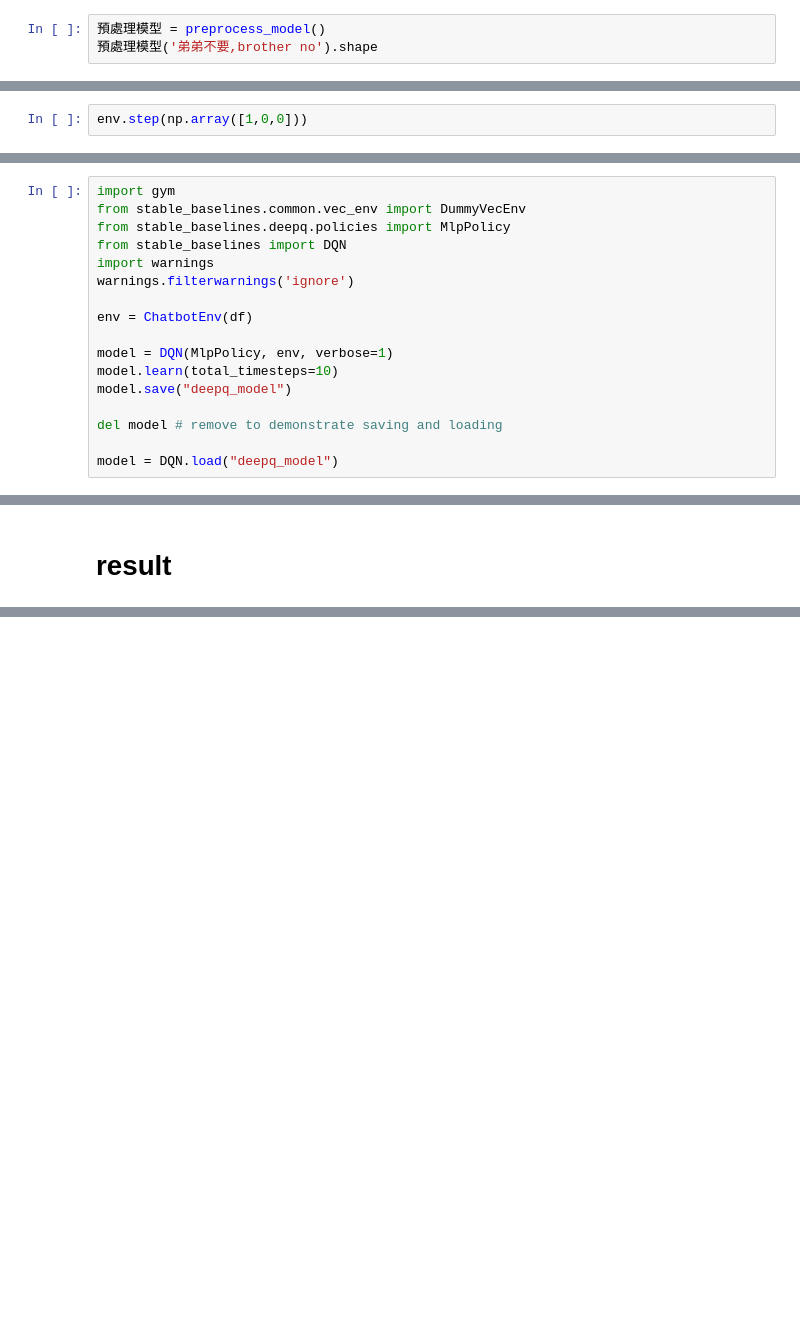
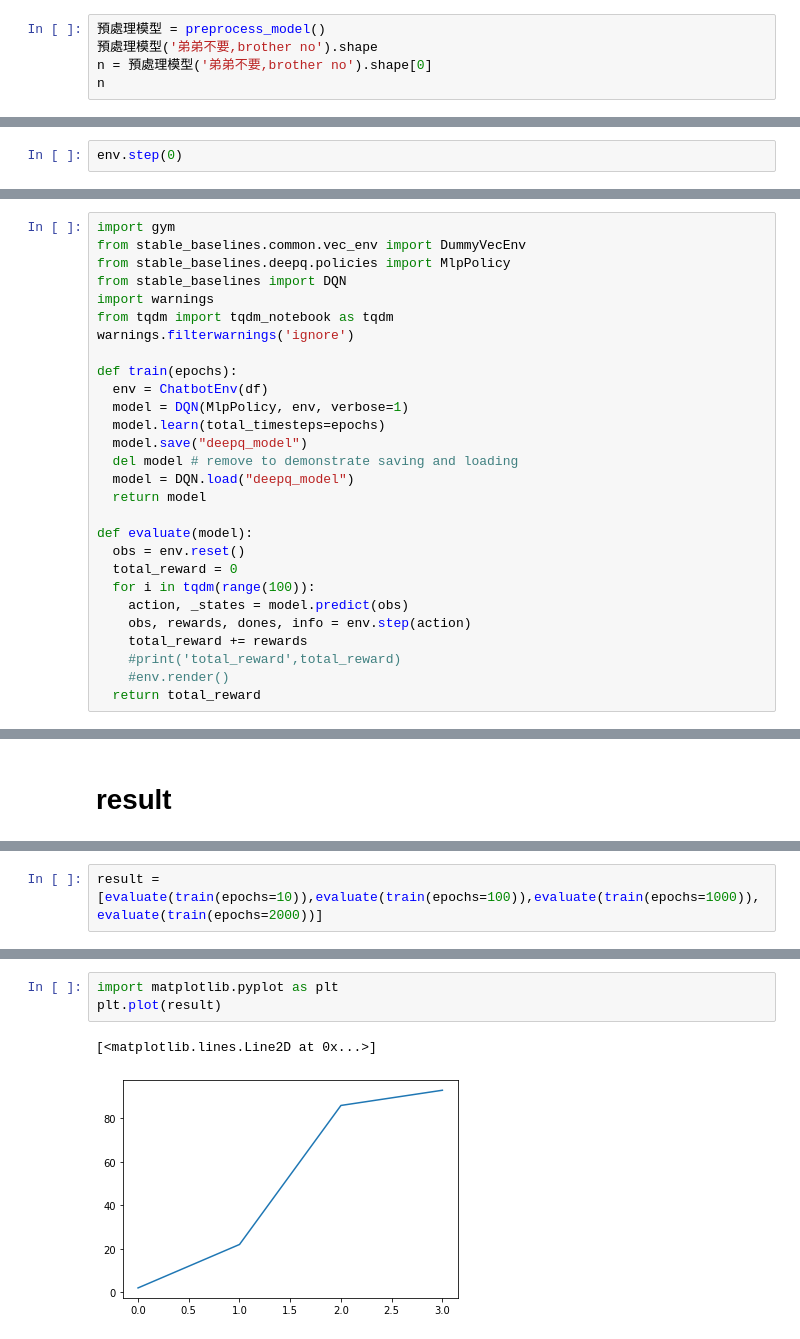
Before and after one commit to skywalker0803r/works, a Jupyter notebook: bert_dqn.ipynb, the cells around one changed output, grey strips where cells are left out. Drawn from its saved outputs; the diff is of its cells as text; blank space fills up the shorter version.

```diff
--- a/bert_dqn.ipynb
+++ b/bert_dqn.ipynb
@@ -155,4 +156,6 @@ class preprocess_model(object):
 # %%
 預處理模型 = preprocess_model()
 預處理模型('弟弟不要,brother no').shape
+n = 預處理模型('弟弟不要,brother no').shape[0]
+n
 # %% [output]
@@ -312,3 +315,3 @@ env.reset().shape
 # %%
-env.step(np.array([1,0,0]))
+env.step(0)
 # %% [output]
@@ -345,14 +348,25 @@ from stable_baselines.common.vec_env import DummyVecEnv
 from stable_baselines.deepq.policies import MlpPolicy
 from stable_baselines import DQN
 import warnings
+from tqdm import tqdm_notebook as tqdm
 warnings.filterwarnings('ignore')
 
-env = ChatbotEnv(df)
+def train(epochs):
+  env = ChatbotEnv(df)
+  model = DQN(MlpPolicy, env, verbose=1)
+  model.learn(total_timesteps=epochs)
+  model.save("deepq_model")
+  del model # remove to demonstrate saving and loading
+  model = DQN.load("deepq_model")
+  return model
 
-model = DQN(MlpPolicy, env, verbose=1)
-model.learn(total_timesteps=10)
-model.save("deepq_model")
-
-del model # remove to demonstrate saving and loading
-
-model = DQN.load("deepq_model")
+def evaluate(model):
+  obs = env.reset()
+  total_reward = 0
+  for i in tqdm(range(100)):
+    action, _states = model.predict(obs)
+    obs, rewards, dones, info = env.step(action)
+    total_reward += rewards
+    #print('total_reward',total_reward)
+    #env.render()
+  return total_reward
@@ -405,0 +375,2 @@ is correct? False
+# %%
+result = [evaluate(train(epochs=10)),evaluate(train(epochs=100)),evaluate(train(epochs=1000)),evaluate(train(epochs=2000))]
@@ -405,0 +469,6 @@ is correct? False
+# %%
+import matplotlib.pyplot as plt
+plt.plot(result)
+# %% [output]
+[<matplotlib.lines.Line2D at 0x...>]
+[figure, added]
```
Also changed, not shown: parts of 18 cells of this notebook.
